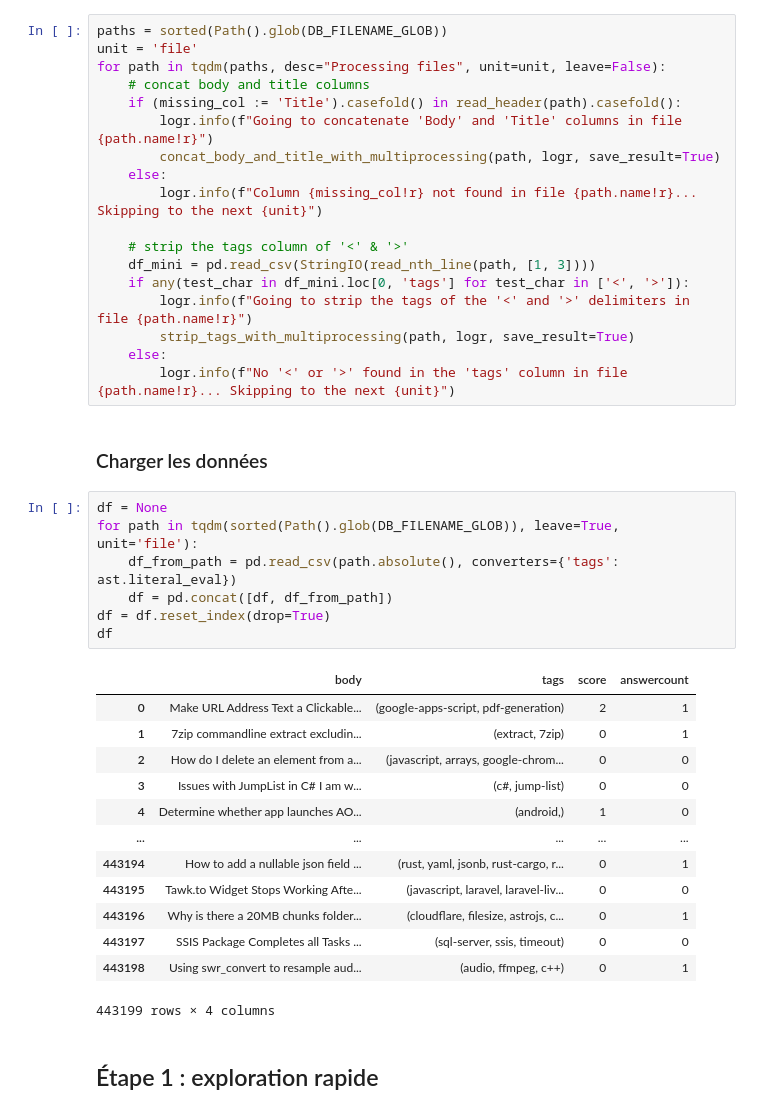
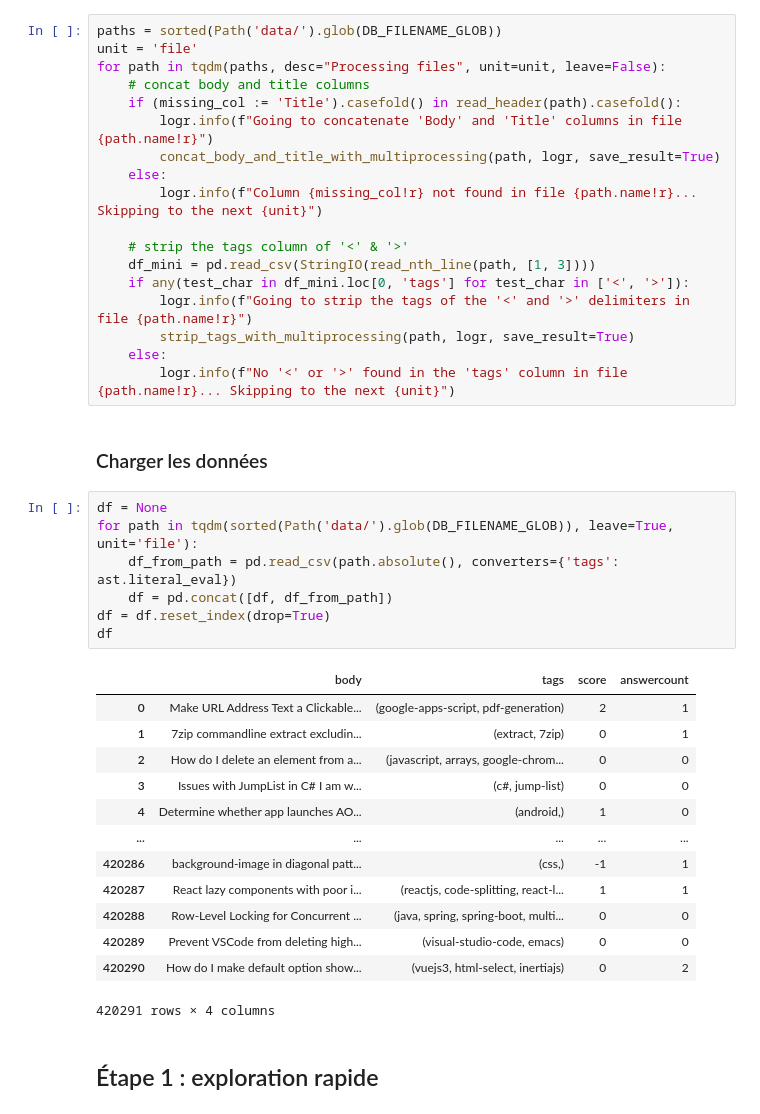
Before and after one commit to kirisakow/oc-stackoverflow-api, a Jupyter notebook: ISAKOV_Kiril_1_notebook_Exploration+NLTK+Non_supervisé_LDA_062025.ipynb, the cells around one changed output. Drawn from its saved outputs; the diff is of its cells as text.

```diff
--- a/ISAKOV_Kiril_1_notebook_Exploration+NLTK+Non_supervisé_LDA_062025.ipynb
+++ b/ISAKOV_Kiril_1_notebook_Exploration+NLTK+Non_supervisé_LDA_062025.ipynb
@@ -384,7 +389,7 @@ drwx------ 2 root root 4.0K Oct 27 08:21 wandb/
 # %% [markdown]
 ### Transformer les données (à faire une seule fois)
 # %%
-paths = sorted(Path().glob(DB_FILENAME_GLOB))
+paths = sorted(Path('data/').glob(DB_FILENAME_GLOB))
 unit = 'file'
 for path in tqdm(paths, desc="Processing files", unit=unit, leave=False):
     # concat body and title columns
@@ -405,25 +410,25 @@ for path in tqdm(paths, desc="Processing files", unit=unit, leave=False):
 ### Charger les données
 # %%
 df = None
-for path in tqdm(sorted(Path().glob(DB_FILENAME_GLOB)), leave=True, unit='file'):
+for path in tqdm(sorted(Path('data/').glob(DB_FILENAME_GLOB)), leave=True, unit='file'):
     df_from_path = pd.read_csv(path.absolute(), converters={'tags': ast.literal_eval})
     df = pd.concat([df, df_from_path])
 df = df.reset_index(drop=True)
 df
 # %% [output]
 |  | body | tags | score | answercount |
 | 0 | Make URL Address Text a Clickable... | (google-apps-script, pdf-generation) | 2 | 1 |
 | 1 | 7zip commandline extract excludin... | (extract, 7zip) | 0 | 1 |
 | 2 | How do I delete an element from a... | (javascript, arrays, google-chrom... | 0 | 0 |
 | 3 | Issues with JumpList in C# I am w... | (c#, jump-list) | 0 | 0 |
 | 4 | Determine whether app launches AO... | (android,) | 1 | 0 |
 | ... | ... | ... | ... | ... |
-| 443194 | How to add a nullable json field ... | (rust, yaml, jsonb, rust-cargo, r... | 0 | 1 |
-| 443195 | Tawk.to Widget Stops Working Afte... | (javascript, laravel, laravel-liv... | 0 | 0 |
-| 443196 | Why is there a 20MB chunks folder... | (cloudflare, filesize, astrojs, c... | 0 | 1 |
-| 443197 | SSIS Package Completes all Tasks ... | (sql-server, ssis, timeout) | 0 | 0 |
-| 443198 | Using swr_convert to resample aud... | (audio, ffmpeg, c++) | 0 | 1 |
+| 420286 | background-image in diagonal patt... | (css,) | -1 | 1 |
+| 420287 | React lazy components with poor i... | (reactjs, code-splitting, react-l... | 1 | 1 |
+| 420288 | Row-Level Locking for Concurrent ... | (java, spring, spring-boot, multi... | 0 | 0 |
+| 420289 | Prevent VSCode from deleting high... | (visual-studio-code, emacs) | 0 | 0 |
+| 420290 | How do I make default option show... | (vuejs3, html-select, inertiajs) | 0 | 2 |
-443199 rows × 4 columns
+420291 rows × 4 columns
 # %% [markdown]
 ## Étape 1 : exploration rapide
 # %% [markdown]
```
Also changed, not shown: parts of 8 cells of this notebook, 1 other file.
